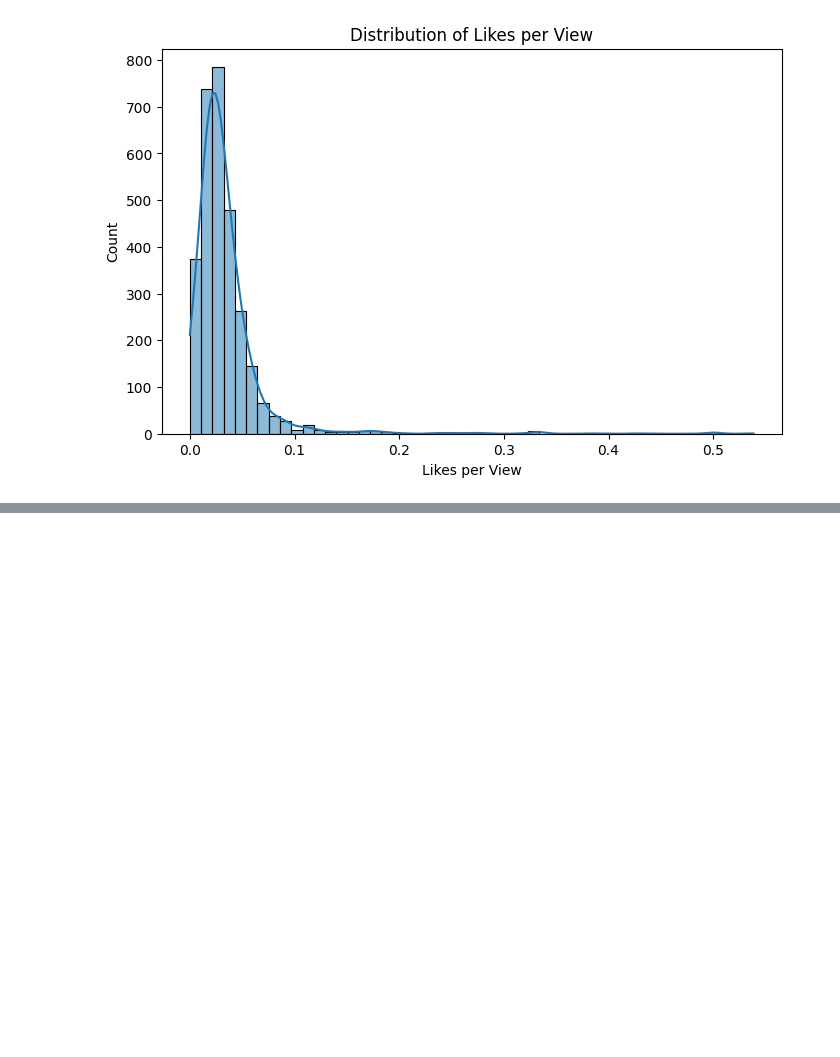
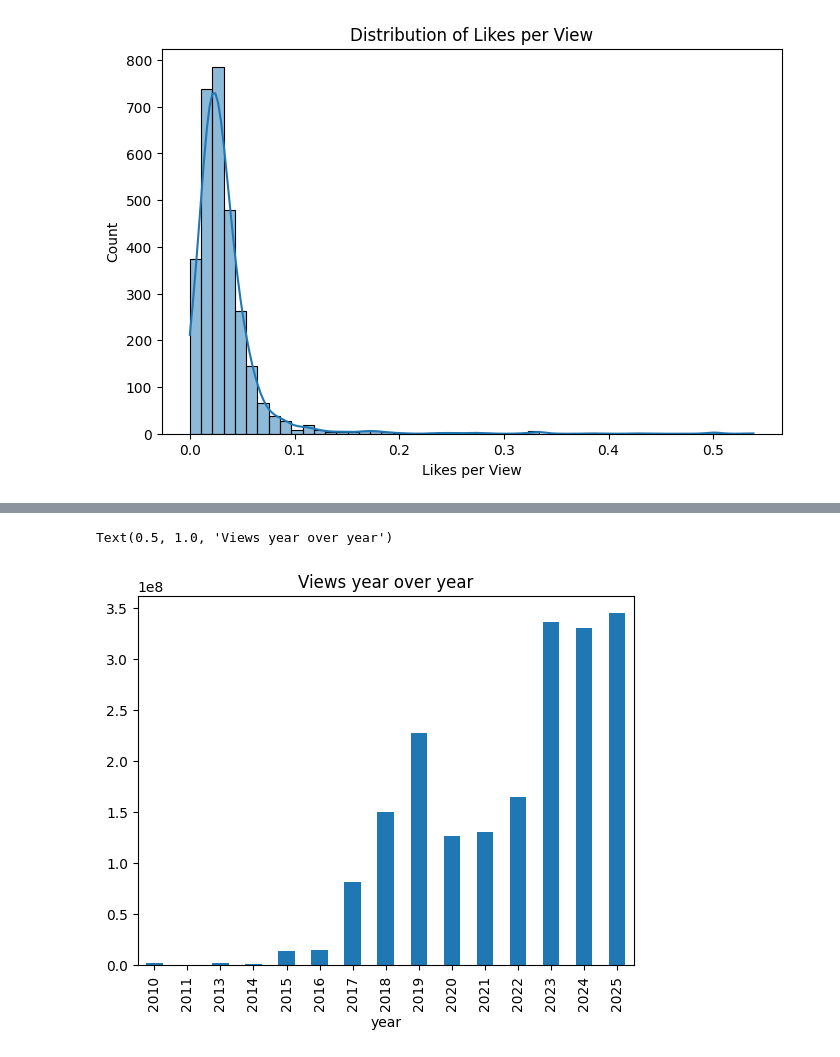
Before and after one commit to Chutacos/CapstoneProject, a Jupyter notebook: eda_and_preprocessing.ipynb, the cells around one changed output, grey strips where cells are left out. Cells and saved outputs as stored; diff of their text form; code cells hidden in the pictures; blank space fills up the shorter version.

```diff
--- a/eda_and_preprocessing.ipynb
+++ b/eda_and_preprocessing.ipynb
@@ -205,0 +312,6 @@ plt.show()
+# %%
+df.groupby("year")["views"].sum().plot(kind="bar")
+plt.title("Views year over year")
+# %% [output]
+Text(0.5, 1.0, 'Views year over year')
+[figure, added]
```
Also changed, not shown: parts of 18 cells of this notebook, 3 other files.
